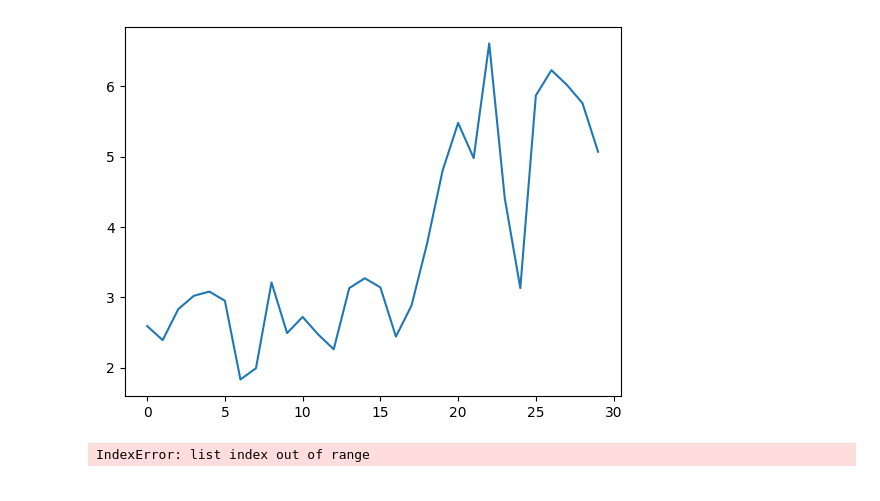
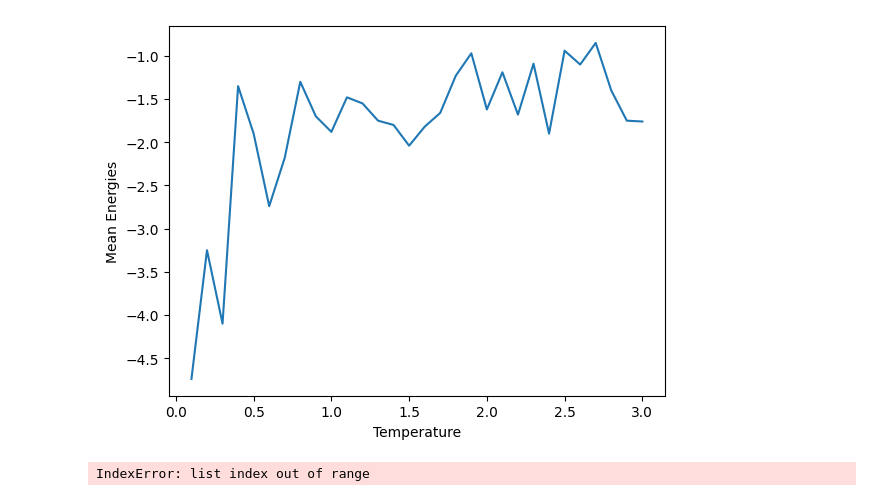
Before and after one commit to anahelena00/Tcell, a Jupyter notebook: InfectiousMonteCarlov3.ipynb, the cells around one changed output. Drawn from its saved outputs; the diff is of its cells as text; code cells hidden in the pictures.

```diff
--- a/InfectiousMonteCarlov3.ipynb
+++ b/InfectiousMonteCarlov3.ipynb
@@ -231,10 +231,10 @@ def monte_carlo(T, eps, lattice_length, T_num, B_num, num_runs, num_lattices_to_
 # if surrounded by T cells -> no division
 # the body is modelled by an N by N lattice
 
-num_runs = 10_000
+num_runs = 100_000
 #Temp = 0.2
 T = np.arange(3,0.01,-0.1)
-size = 20
+size = 30
 
 T_num_in = 4    # number of initial T-cells
 B_num_in = 2
@@ -258,10 +258,12 @@ for Temp in T:
 #E_lattice
 # %%
 plt.figure()
-plt.plot(np.abs(E_lattice_list))
+plt.plot(T,E_lattice_list)
+plt.xlabel("Temperature")
+plt.ylabel("Mean Energies")
 plt.show()
 # %% [output]
-[figure, old version]
+[figure, new version]
 # %%
 lattice_plots(lattice, np.arange(0,100,5))
 # %% [output]
```
